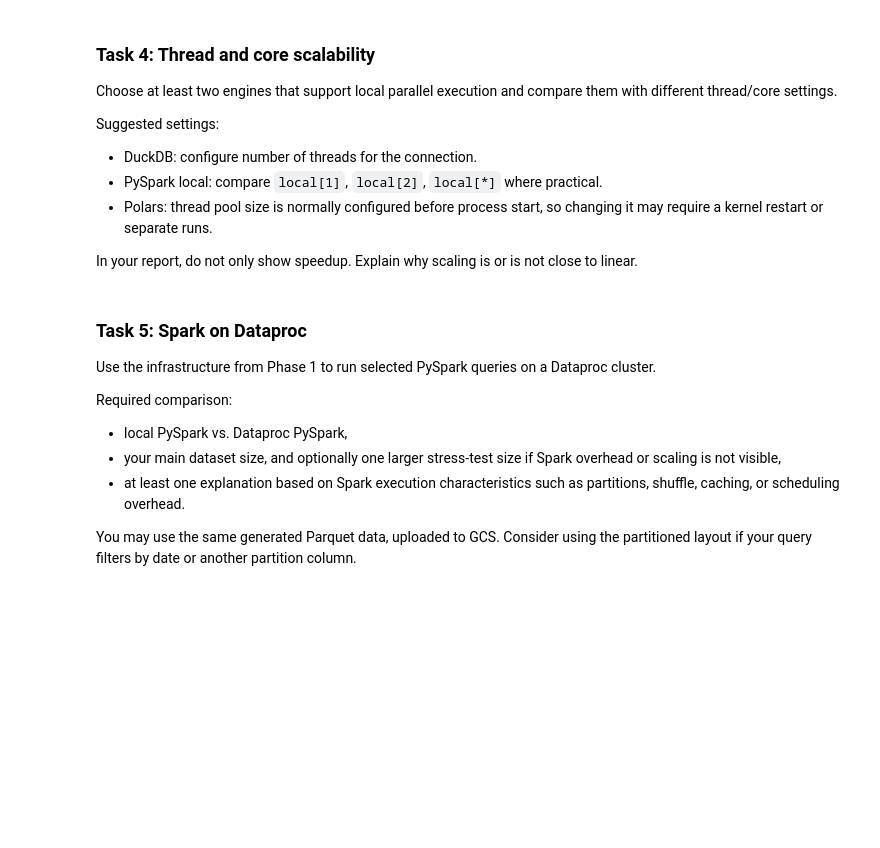
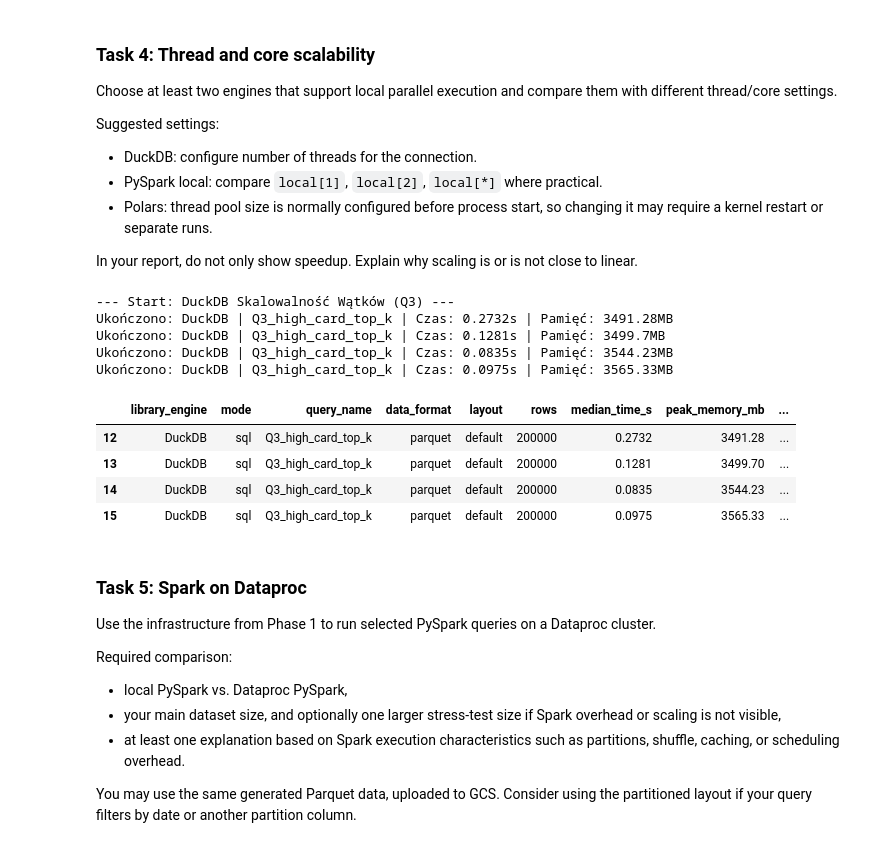
Before and after one commit to m-baj/tbd-workshop-1, a Jupyter notebook: notebooks/tbd_phase_2_26L.ipynb, the cells around one changed output. Cells and saved outputs as stored; diff of their text form; code cells hidden in the pictures; blank space fills up the shorter version.

```diff
--- a/notebooks/tbd_phase_2_26L.ipynb
+++ b/notebooks/tbd_phase_2_26L.ipynb
@@ -690,3 +1084,43 @@ In your report, do not only show speedup. Explain why scaling is or is not close
+# %%
+# TODO: Run selected scalability experiments and append results to benchmark_results.
+# ==========================================
+# Task 4: Skalowalność wątków (DuckDB)
+# ==========================================
+
+print("--- Start: DuckDB Skalowalność Wątków (Q3) ---")
+
+# Definiujemy liczby wątków do przetestowania (zgodnie z planem)
+thread_counts = [1, 4, 8, 20]
+
+for threads in thread_counts:
+    # Konfiguracja liczby wątków w DuckDB przed wykonaniem zapytania
+    duckdb.sql(f"PRAGMA threads={threads}")
+
+    # Uruchomienie benchmarku
+    benchmark_results.append(run_benchmark(
+        duckdb_q3, {"events_path": EVENTS_PATH},
+        "DuckDB", "sql", "Q3_high_card_top_k", "parquet", "default", N_ROWS,
+        notes=f"threads={threads}",
+        iterations=3
+    ))
+
+# Przywracamy domyślną liczbę wątków (Twój system ma 20 logicznych rdzeni według logów)
+duckdb.sql("PRAGMA threads=20")
+
+# Zobaczmy tylko wyniki z tego konkretnego eksperymentu
+df_results = pd.DataFrame(benchmark_results)
+display(df_results[df_results['notes'].str.contains('threads', na=False)])
+# %% [output]
+--- Start: DuckDB Skalowalność Wątków (Q3) ---
+Ukończono: DuckDB | Q3_high_card_top_k | Czas: 0.2732s | Pamięć: 3491.28MB
+Ukończono: DuckDB | Q3_high_card_top_k | Czas: 0.1281s | Pamięć: 3499.7MB
+Ukończono: DuckDB | Q3_high_card_top_k | Czas: 0.0835s | Pamięć: 3544.23MB
+Ukończono: DuckDB | Q3_high_card_top_k | Czas: 0.0975s | Pamięć: 3565.33MB
+|  | library_engine | mode | query_name | data_format | layout | rows | median_time_s | peak_memory_mb | ... |
+| 12 | DuckDB | sql | Q3_high_card_top_k | parquet | default | 200000 | 0.2732 | 3491.28 | ... |
+| 13 | DuckDB | sql | Q3_high_card_top_k | parquet | default | 200000 | 0.1281 | 3499.70 | ... |
+| 14 | DuckDB | sql | Q3_high_card_top_k | parquet | default | 200000 | 0.0835 | 3544.23 | ... |
+| 15 | DuckDB | sql | Q3_high_card_top_k | parquet | default | 200000 | 0.0975 | 3565.33 | ... |
 # %% [markdown]
 ### Task 5: Spark on Dataproc
 
```
Also changed, not shown: parts of 24 cells of this notebook, 1 other file.
